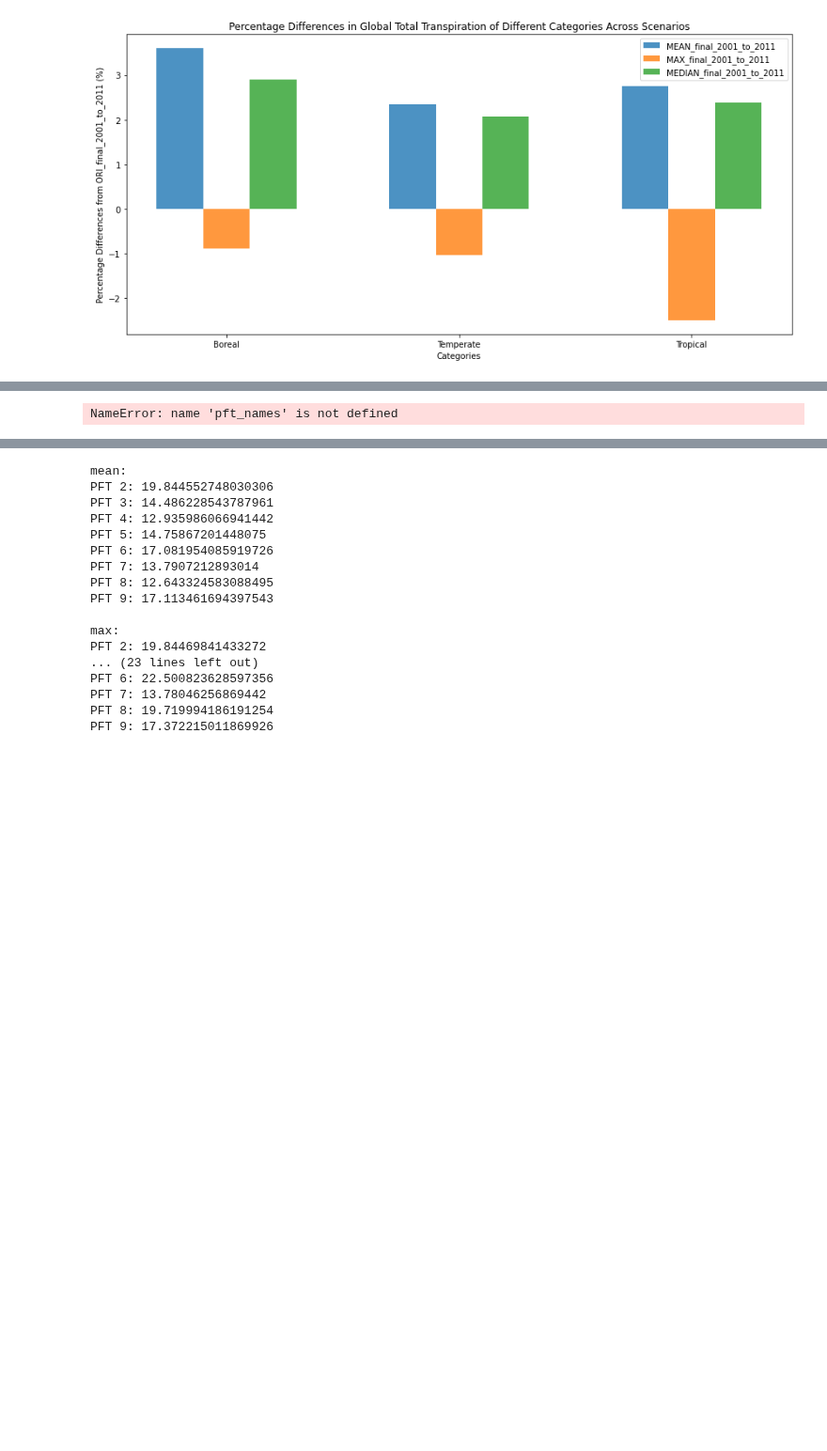
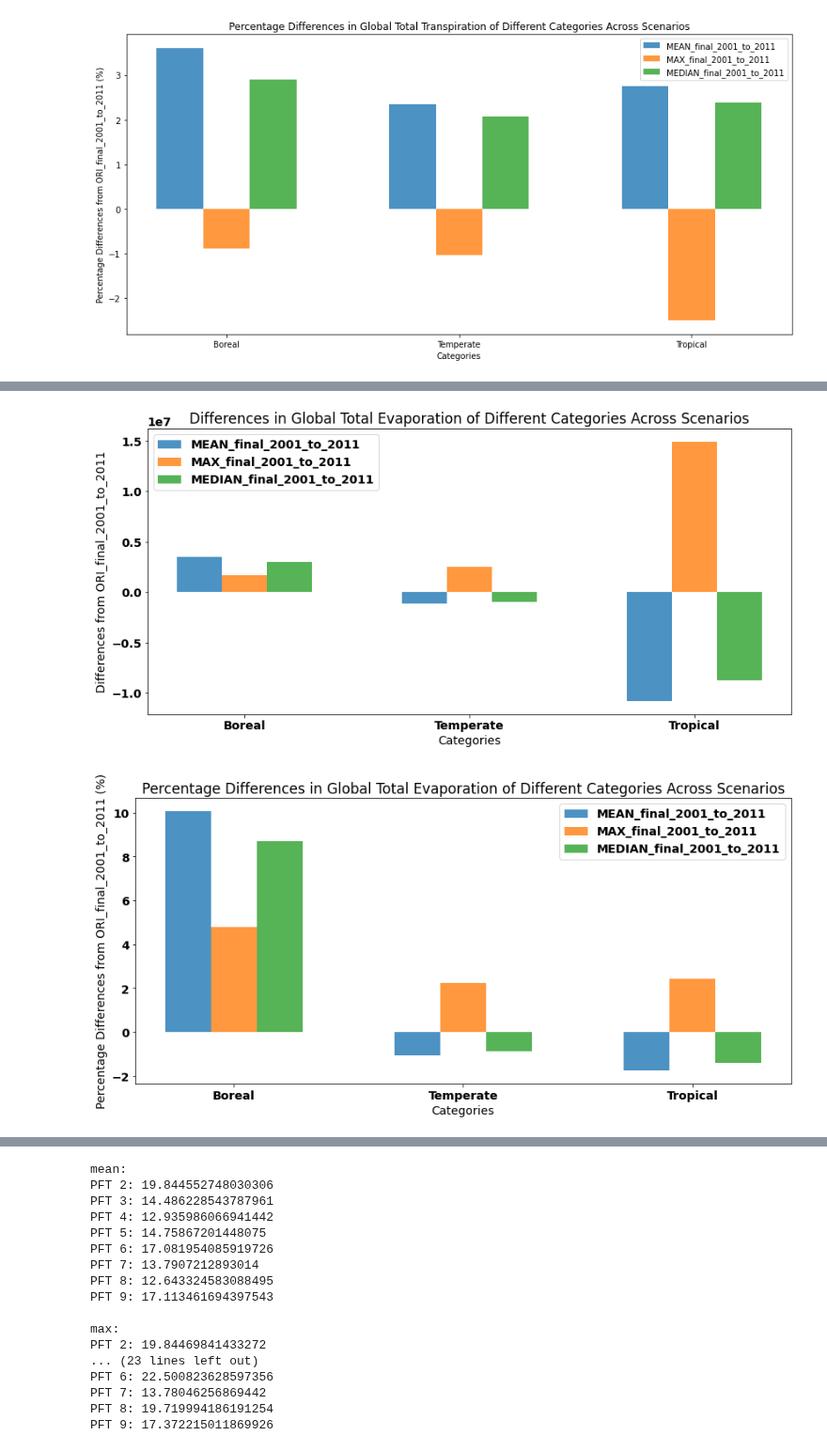
Before and after one commit to UW-GCRL/ET_CTH, a Jupyter notebook: ET compare with PFTs.ipynb, the cells around one changed output, grey strips where cells are left out. Shown at 94% size. Saved outputs shown, nothing was run; the diff lists cells and outputs as text; code cells hidden in the pictures; blank space fills up the shorter version.

```diff
--- a/ET compare with PFTs.ipynb
+++ b/ET compare with PFTs.ipynb
@@ -831,17 +848,17 @@ for scenario in scenarios:
     category_totals[scenario] = {"Boreal": 0, "Temperate": 0, "Tropical": 0}
     for pft_name in pft_names:
         category = pft_categories[pft_name]
-        category_totals[scenario][category] += global_totals[scenario][pft_name]
+        category_totals[scenario][category] += global_totals_EV[scenario][pft_name]
 
 # 3. calculate the differences between scenarios
 reference_scenario = 'ORI_final_2001_to_2011'
-category_differences = {}
+category_differences_EV = {}
 for scenario in scenarios:
     if scenario == reference_scenario:
         continue
-    category_differences[scenario] = {}
+    category_differences_EV[scenario] = {}
     for category in ["Boreal", "Temperate", "Tropical"]:
-        category_differences[scenario][category] = category_totals[scenario][category] - category_totals[reference_scenario][category]
+        category_differences_EV[scenario][category] = category_totals[scenario][category] - category_totals[reference_scenario][category]
 
 # 4. visualization results
 categories = ["Boreal", "Temperate", "Tropical"]
@@ -851,12 +868,12 @@ opacity = 0.8
 
 index = np.arange(num_categories)
 
-plt.figure(figsize=(10, 6), dpi =100)
+plt.figure(figsize=(12, 6))
 
 for i, scenario in enumerate(scenarios):
     if scenario == reference_scenario:
         continue
-    category_values = [category_differences[scenario][category] for category in categories]
+    category_values = [category_differences_EV[scenario][category] for category in categories]
     plt.bar(index + i * bar_width, category_values, bar_width, alpha=opacity, label=scenario)
 
 plt.xlabel('Categories')
@@ -870,38 +887,39 @@ plt.show()
 
 # 5. Calculate the difference between scenarios (percentage)
 reference_scenario = 'ORI_final_2001_to_2011'
-category_differences_percentage = {}
+category_differences_percentage_EV = {}
 for scenario in scenarios:
     if scenario == reference_scenario:
         continue
-    category_differences_percentage[scenario] = {}
+    category_differences_percentage_EV[scenario] = {}
     for category in ["Boreal", "Temperate", "Tropical"]:
         difference = category_totals[scenario][category] - category_totals[reference_scenario][category]
-        category_differences_percentage[scenario][category] = (difference / category_totals[reference_scenario][category]) * 100
+        category_differences_percentage_EV[scenario][category] = (difference / category_totals[reference_scenario][category]) * 100
 
 # 6. visualization results
 categories = ["Boreal", "Temperate", "Tropical"]
 num_categories = len(categories)
 bar_width = 0.2
 opacity = 0.8
 
 index = np.arange(num_categories)
 
-plt.figure(figsize=(10, 6), dpi =100)
+plt.figure(figsize=(12, 6))
 
 for i, scenario in enumerate(scenarios):
     if scenario == reference_scenario:
         continue
-    category_values = [category_differences_percentage[scenario][category] for category in categories]
+    category_values = [category_differences_percentage_EV[scenario][category] for category in categories]
     plt.bar(index + i * bar_width, category_values, bar_width, alpha=opacity, label=scenario)
 
 plt.xlabel('Categories')
 plt.ylabel('Percentage Differences from ORI_final_2001_to_2011 (%)')
 plt.title('Percentage Differences in Global Total Evaporation of Different Categories Across Scenarios')
 plt.xticks(index + bar_width, categories)
 plt.legend()
 
 plt.tight_layout()
 plt.show()
 # %% [output]
-NameError: name 'pft_names' is not defined
+[figure, added]
+[figure, added]
```
Also changed, not shown: parts of 7 cells of this notebook.
